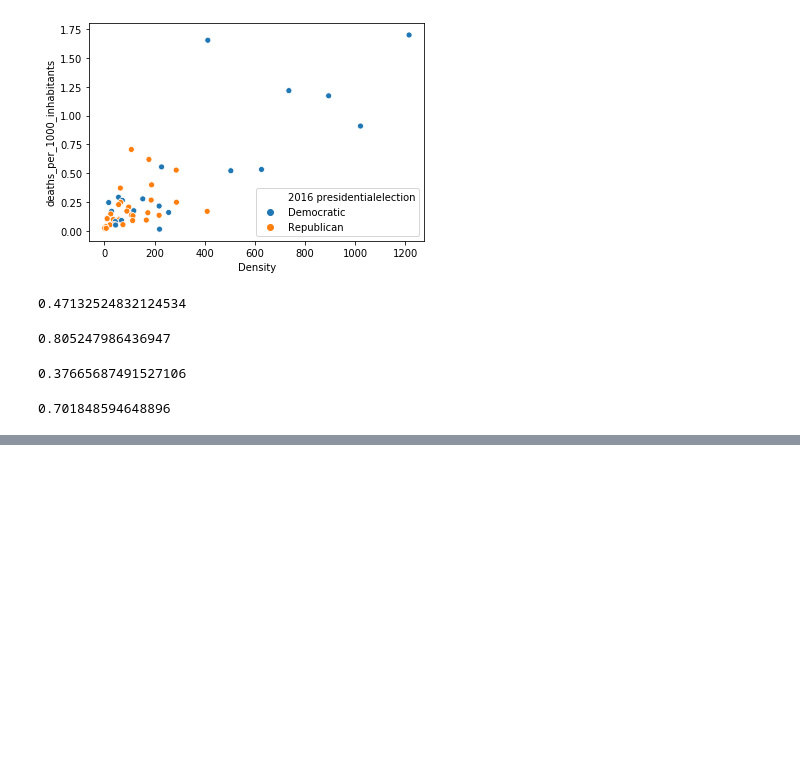
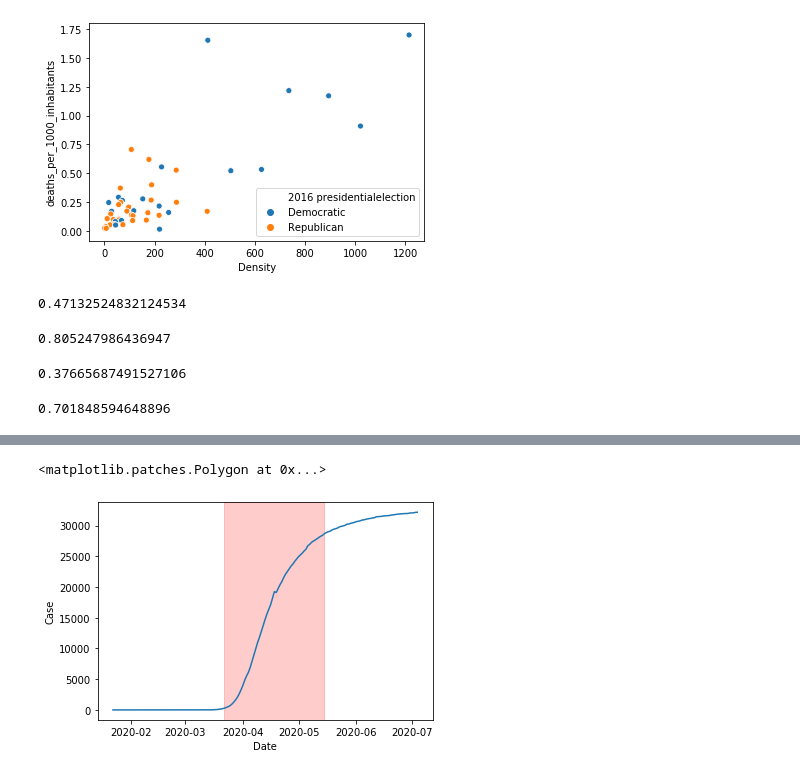
Before and after one commit to JMiguelFernandes/Project-5---Coronavirus, a Jupyter notebook: Analysis.ipynb, the cells around one changed output, grey strips where cells are left out. Saved outputs shown, nothing was run; the diff lists cells and outputs as text; code cells hidden in the pictures; blank space fills up the shorter version.

```diff
--- a/Analysis.ipynb
+++ b/Analysis.ipynb
@@ -189,0 +283,3 @@ df.to_csv("data/df_everything_but_policy_data.csv", index = False)
+# %%
+time_series_deaths = pd.read_csv("raw_data/us_deaths.csv")
+time_series_cases = pd.read_csv("raw_data/us_confirmed.csv")
@@ -189,0 +304,18 @@ df.to_csv("data/df_everything_but_policy_data.csv", index = False)
+# %%
+time_series_deaths["Date"] = pd.to_datetime(time_series_deaths["Date"])
+time_series_cases["Date"] = pd.to_datetime(time_series_cases["Date"])
+# %%
+ax = sns.lineplot(x = "Date",
+                  y = "Case",
+                  data = (time_series_deaths.loc[time_series_deaths["Province/State"]=="New York"]
+                          .groupby(["Province/State", "Date"], as_index=False)
+                          .agg({"Case":"sum"})));
+
+
+ax.axvspan(pd.to_datetime(df.loc[df["State"]=="New York", "StayAtHome_start"]).iloc[0],
+           pd.to_datetime(df.loc[df["State"]=="New York", "StayAtHome_eased"]).iloc[0],
+           alpha=0.2,
+           color='red');
+# %% [output]
+<matplotlib.patches.Polygon at 0x...>
+[figure, added]
```
Also changed, not shown: parts of 61 cells of this notebook, 2 other files.
